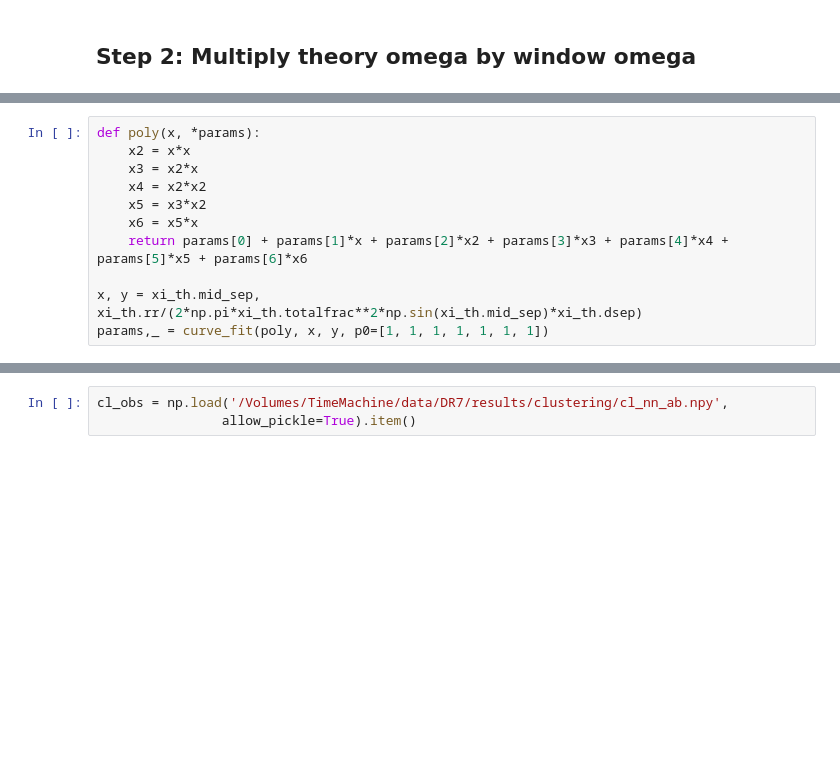
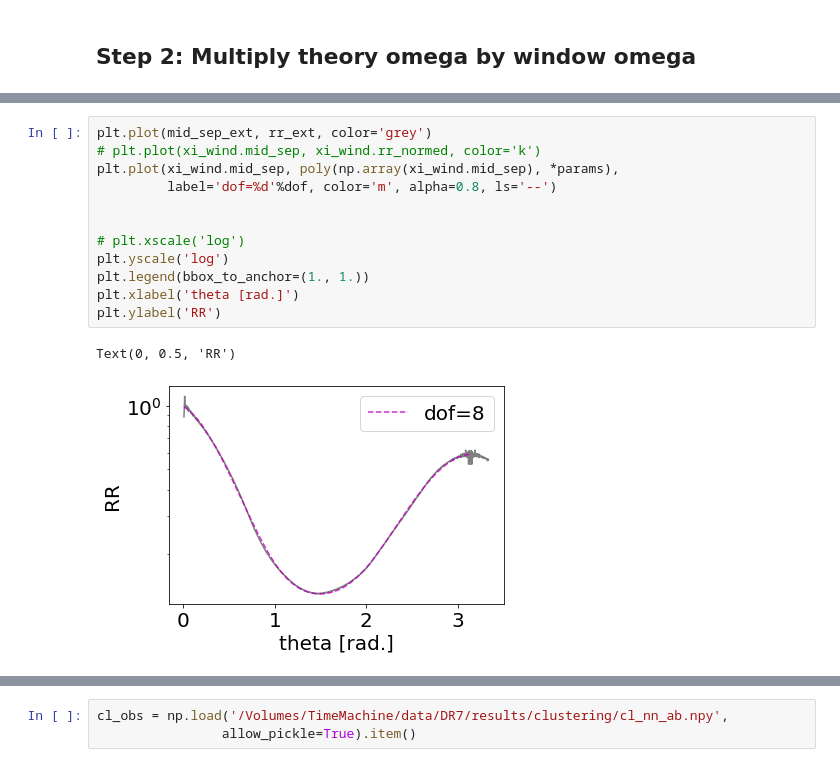
Before and after one commit to mehdirezaie/SYSNet, a Jupyter notebook: src/window2D.ipynb, the cells around one changed output, grey strips where cells are left out. Cells and saved outputs as stored; diff of their text form; blank space fills up the shorter version.

```diff
--- a/src/window2D.ipynb
+++ b/src/window2D.ipynb
@@ -219,11 +326,0 @@ for i, text_i in enumerate(['RR', r'RR/N$_{R}^{2}$',
-# %%
-def poly(x, *params):
-    x2 = x*x
-    x3 = x2*x
-    x4 = x2*x2
-    x5 = x3*x2
-    x6 = x5*x
-    return params[0] + params[1]*x + params[2]*x2 + params[3]*x3 + params[4]*x4 + params[5]*x5 + params[6]*x6
-
-x, y = xi_th.mid_sep, xi_th.rr/(2*np.pi*xi_th.totalfrac**2*np.sin(xi_th.mid_sep)*xi_th.dsep)
-params,_ = curve_fit(poly, x, y, p0=[1, 1, 1, 1, 1, 1, 1])
@@ -278,2 +375,17 @@ cl_mod_wind   = xi2cl(xg, wg, xi_mod_wind, xg.size)
+# %%
+plt.plot(mid_sep_ext, rr_ext, color='grey')
+# plt.plot(xi_wind.mid_sep, xi_wind.rr_normed, color='k')
+plt.plot(xi_wind.mid_sep, poly(np.array(xi_wind.mid_sep), *params),
+         label='dof=%d'%dof, color='m', alpha=0.8, ls='--')
+
+
+# plt.xscale('log')
+plt.yscale('log')
+plt.legend(bbox_to_anchor=(1., 1.))
+plt.xlabel('theta [rad.]')
+plt.ylabel('RR')
+# %% [output]
+Text(0, 0.5, 'RR')
+[figure, added]
 # %%
 # %% [output]
```
Also changed, not shown: parts of 47 cells of this notebook, 14 other files.
